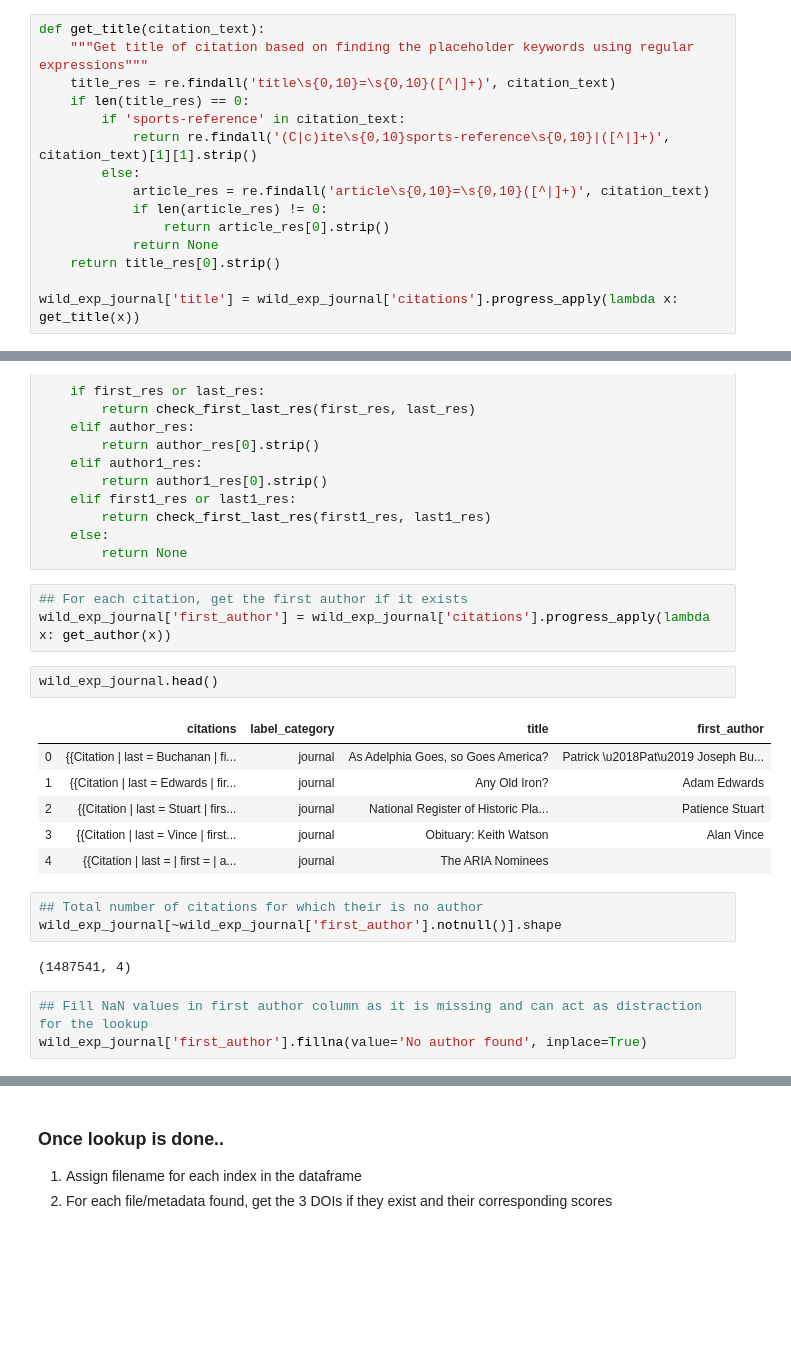
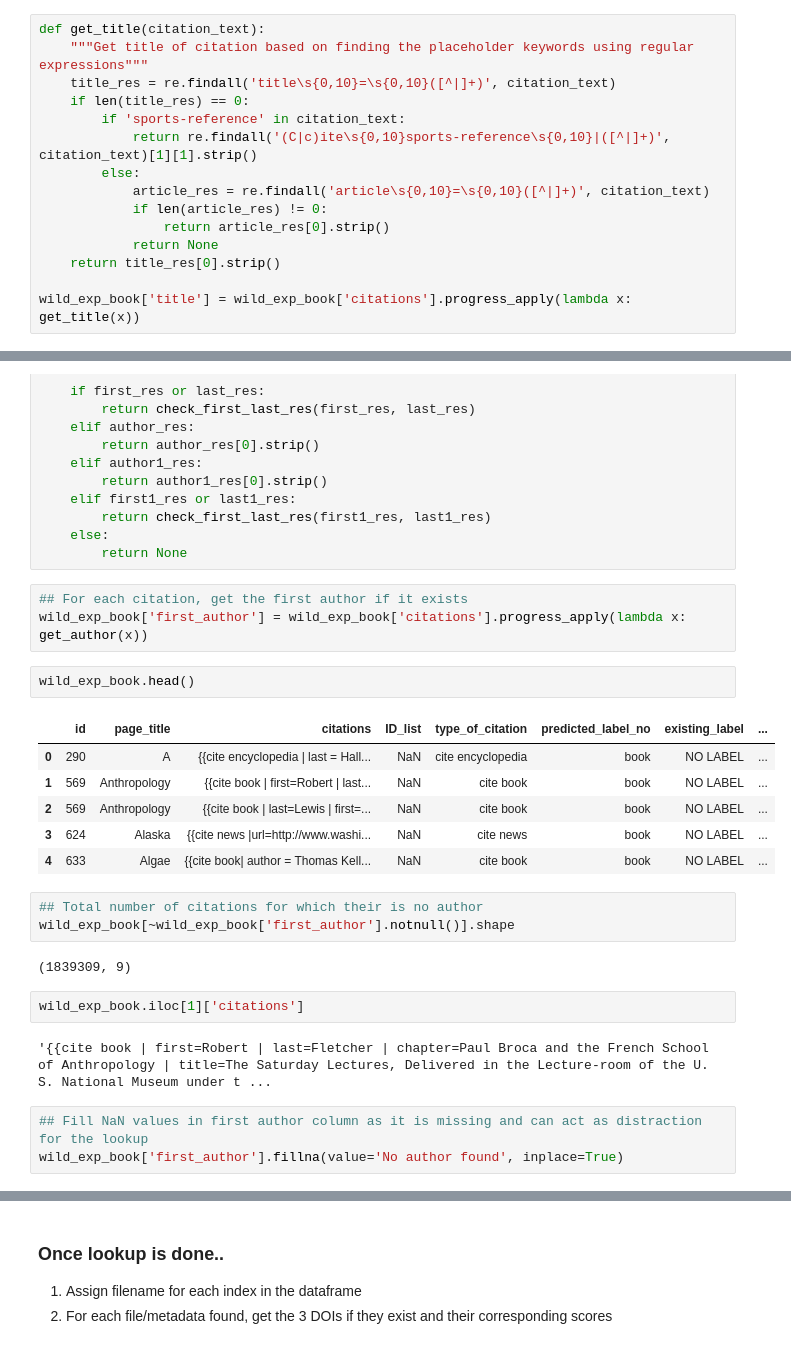
Before and after one commit to Harshdeep1996/cite-classifications-wiki, a Jupyter notebook: notebooks/wild_examples_lookup_journal.ipynb, the cells around one changed output, grey strips where cells are left out. Drawn from its saved outputs; the diff is of its cells as text; blank space fills up the shorter version.

```diff
--- a/notebooks/wild_examples_lookup_journal.ipynb
+++ b/notebooks/wild_examples_lookup_journal.ipynb
@@ -43,5 +34,5 @@ def get_title(citation_text):
             return None
     return title_res[0].strip()
 
-wild_exp_journal['title'] = wild_exp_journal['citations'].progress_apply(lambda x: get_title(x))
+wild_exp_book['title'] = wild_exp_book['citations'].progress_apply(lambda x: get_title(x))
 # %%
@@ -90,24 +81,28 @@ def get_author(citation_text):
         return None
 # %%
 ## For each citation, get the first author if it exists
-wild_exp_journal['first_author'] = wild_exp_journal['citations'].progress_apply(lambda x: get_author(x))
+wild_exp_book['first_author'] = wild_exp_book['citations'].progress_apply(lambda x: get_author(x))
 # %%
-wild_exp_journal.head()
+wild_exp_book.head()
 # %% [output]
-|  | citations | label_category | title | first_author |
-| 0 | {{Citation | last = Buchanan | fi... | journal | As Adelphia Goes, so Goes America? | Patrick \u2018Pat\u2019 Joseph Bu... |
-| 1 | {{Citation | last = Edwards | fir... | journal | Any Old Iron? | Adam Edwards |
-| 2 | {{Citation | last = Stuart | firs... | journal | National Register of Historic Pla... | Patience Stuart |
-| 3 | {{Citation | last = Vince | first... | journal | Obituary: Keith Watson | Alan Vince |
-| 4 | {{Citation | last = | first = | a... | journal | The ARIA Nominees |  |
+|  | id | page_title | citations | ID_list | type_of_citation | predicted_label_no | existing_label | ... |
+| 0 | 290 | A | {{cite encyclopedia | last = Hall... | NaN | cite encyclopedia | book | NO LABEL | ... |
+| 1 | 569 | Anthropology | {{cite book | first=Robert | last... | NaN | cite book | book | NO LABEL | ... |
+| 2 | 569 | Anthropology | {{cite book | last=Lewis | first=... | NaN | cite book | book | NO LABEL | ... |
+| 3 | 624 | Alaska | {{cite news |url=http://www.washi... | NaN | cite news | book | NO LABEL | ... |
+| 4 | 633 | Algae | {{cite book| author = Thomas Kell... | NaN | cite book | book | NO LABEL | ... |
 # %%
 ## Total number of citations for which their is no author
-wild_exp_journal[~wild_exp_journal['first_author'].notnull()].shape
+wild_exp_book[~wild_exp_book['first_author'].notnull()].shape
 # %% [output]
-(1487541, 4)
+(1839309, 9)
+# %%
+wild_exp_book.iloc[1]['citations']
+# %% [output]
+'{{cite book | first=Robert | last=Fletcher | chapter=Paul Broca and the French School of Anthropology | title=The Saturday Lectures, Delivered in the Lecture-room of the U. S. National Museum under t ...
 # %%
 ## Fill NaN values in first author column as it is missing and can act as distraction for the lookup
-wild_exp_journal['first_author'].fillna(value='No author found', inplace=True)
+wild_exp_book['first_author'].fillna(value='No author found', inplace=True)
 # %%
 def check_whitespace_author(first_author):
     """Check if the first author column has whitespace and replace it"""
```
Also changed, not shown: parts of 41 cells of this notebook.
